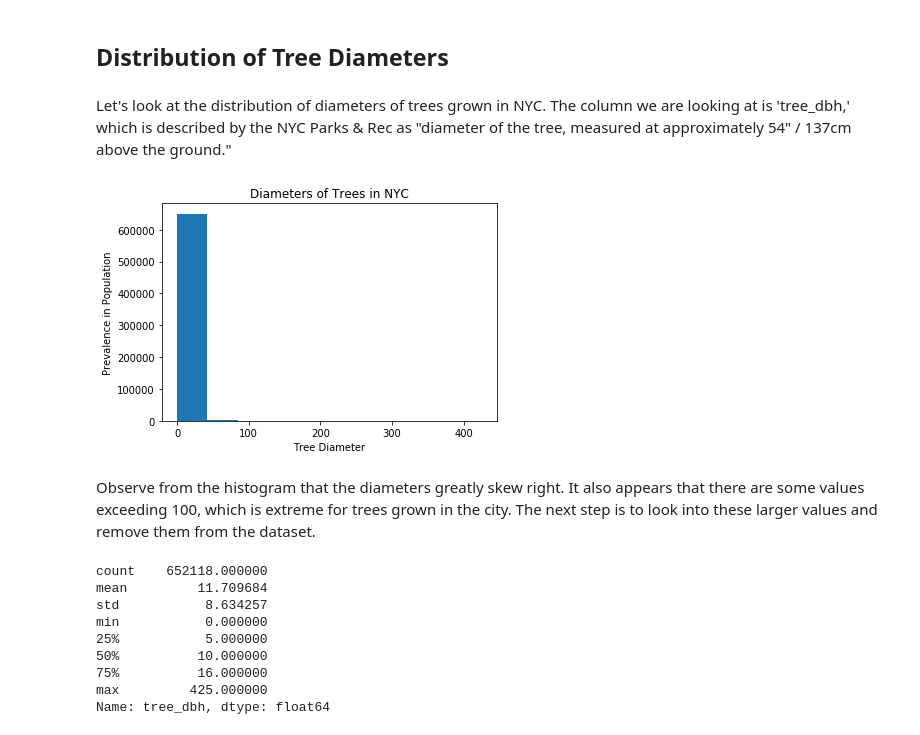
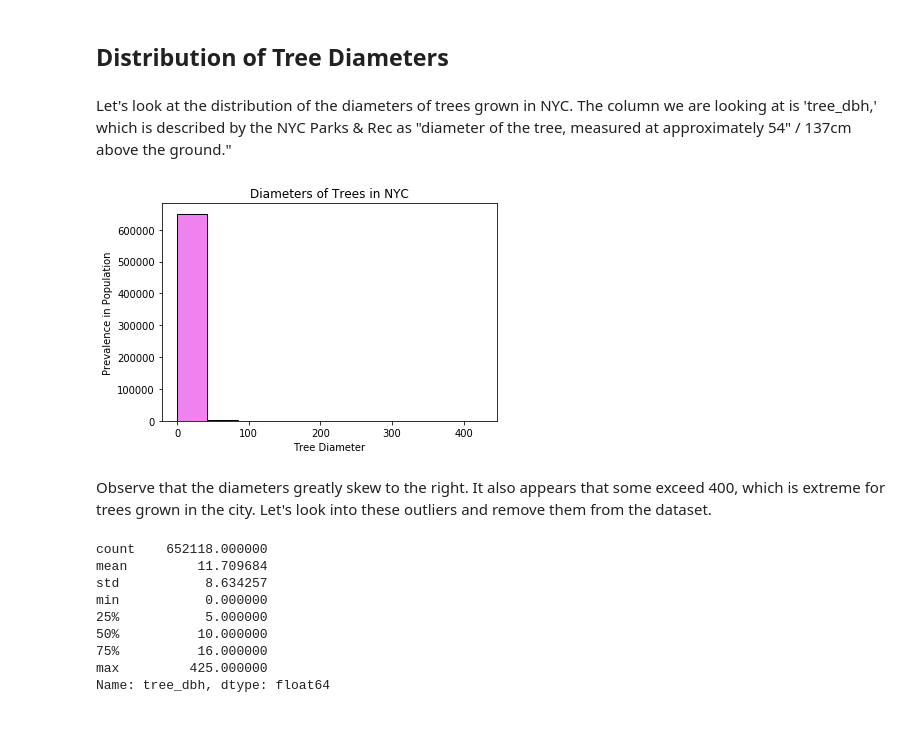
Before and after one commit to annasophiat/tree-health-census, a Jupyter notebook: capstone-tree.ipynb, the cells around one changed output. Drawn from its saved outputs; the diff is of its cells as text; code cells hidden in the pictures.

```diff
--- a/capstone-tree.ipynb
+++ b/capstone-tree.ipynb
@@ -379,17 +379,17 @@ To recap, we've narrowed down our data to use specific columns that help us in o
 # %% [markdown]
 ## Distribution of Tree Diameters
 # %% [markdown]
-Let's look at the distribution of diameters of trees grown in NYC. The column we are looking at is 'tree_dbh,' which is described by the NYC Parks & Rec as "diameter of the tree, measured at approximately 54" / 137cm above the ground."
+Let's look at the distribution of the diameters of trees grown in NYC. The column we are looking at is 'tree_dbh,' which is described by the NYC Parks & Rec as "diameter of the tree, measured at approximately 54" / 137cm above the ground."
 # %%
-# plotting the distribution of tree diameters, it's very skewed to the right
+# plotting the distribution of tree diameters
 
-tree['tree_dbh'].plot(kind='hist', title='Diameters of Trees in NYC')
+tree['tree_dbh'].plot(kind='hist', title='Diameters of Trees in NYC', color='violet', edgecolor='black')
 _ = plt.xlabel('Tree Diameter')
 _ = plt.ylabel('Prevalence in Population')
 # %% [output]
-[figure, old version]
+[figure, new version]
 # %% [markdown]
-Observe from the histogram that the diameters greatly skew right. It also appears that there are some values exceeding 100, which is extreme for trees grown in the city. The next step is to look into these larger values and remove them from the dataset.
+Observe that the diameters greatly skew to the right. It also appears that some exceed 400, which is extreme for trees grown in the city. Let's look into these outliers and remove them from the dataset.
 # %%
 tree['tree_dbh'].describe()
 # %% [output]
```
Also changed, not shown: parts of 12 cells of this notebook.
